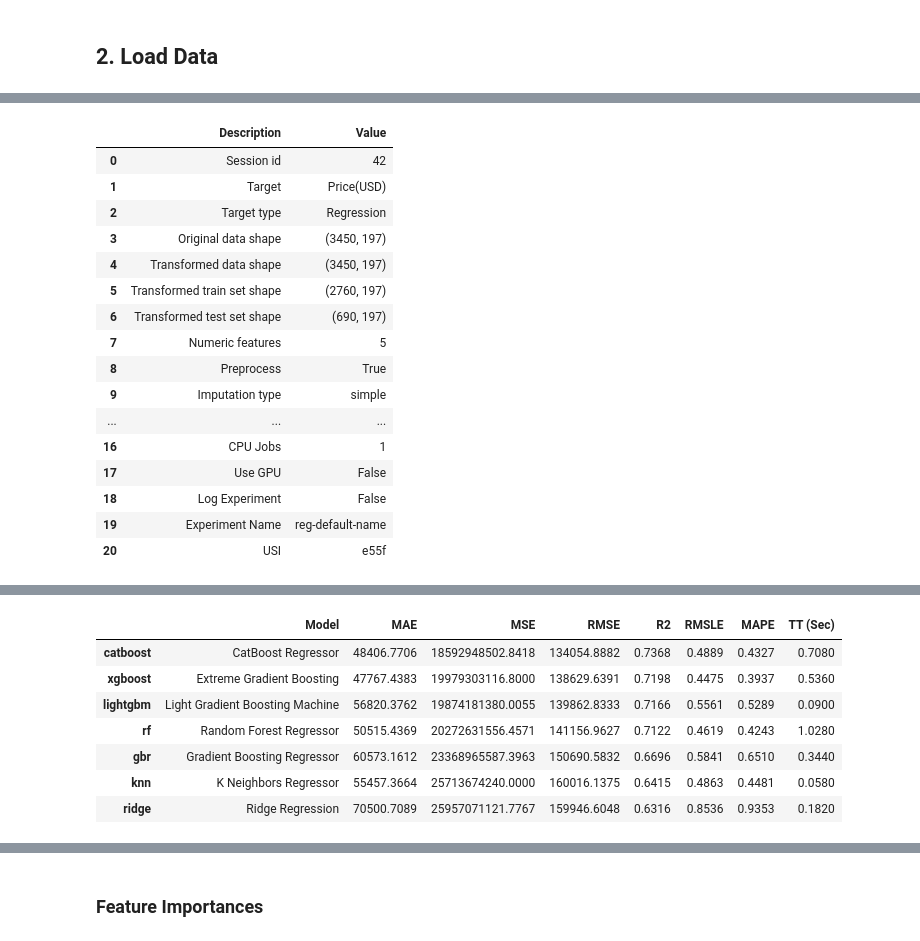
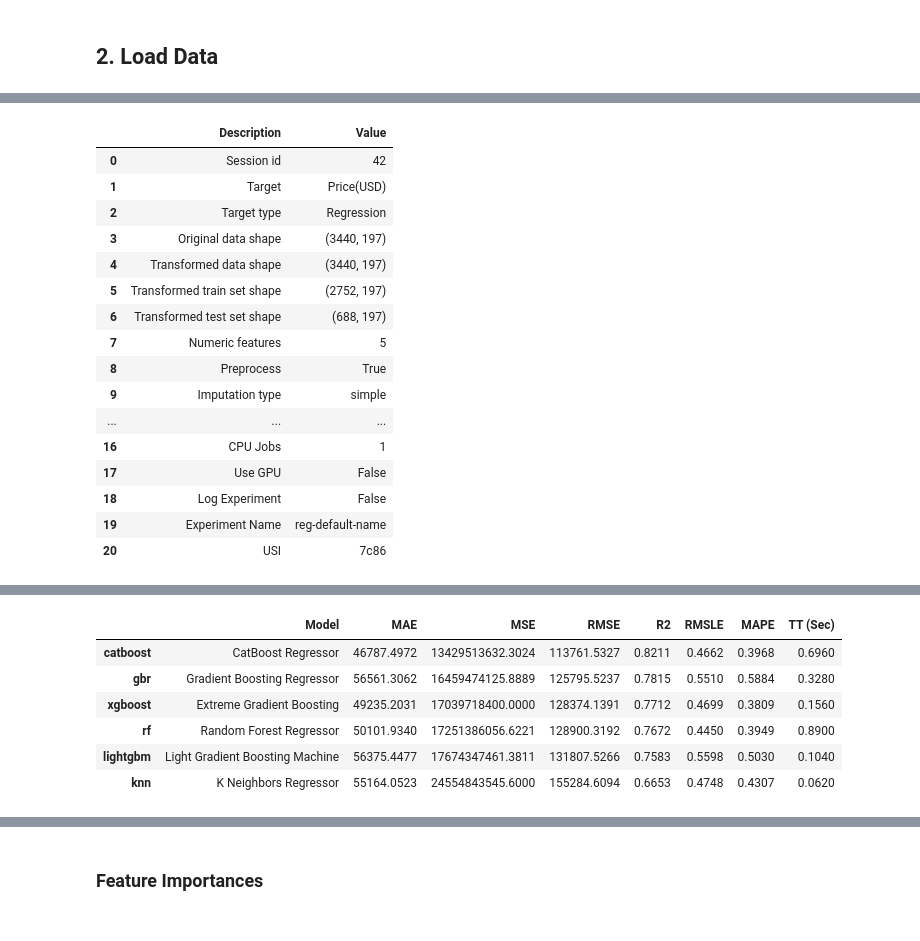
Before and after one commit to Reza-Zng/House-Price-Prediction, a Jupyter notebook: src/Model.ipynb, the cells around one changed output, grey strips where cells are left out. Drawn from its saved outputs; the diff is of its cells as text; code cells hidden in the pictures.

```diff
--- a/src/Model.ipynb
+++ b/src/Model.ipynb
@@ -62,44 +60,42 @@ exp_reg = setup(
     n_jobs=1,
 )
 
 best_model = compare_models(
     include=[
         'lightgbm',  # LightGBM
         'catboost',  # CatBoost
         'xgboost',   # XGBoost
         'rf',        # Random Forest
         'gbr',       # Gradient Boosting
-        'ridge',     # Ridge Regression
         'knn'        # K-Nearest Neighbors
     ],
     fold=5,
     sort='R2'
 )
 # %% [output]
 |  | Description | Value |
 | 0 | Session id | 42 |
 | 1 | Target | Price(USD) |
 | 2 | Target type | Regression |
-| 3 | Original data shape | (3450, 197) |
-| 4 | Transformed data shape | (3450, 197) |
-| 5 | Transformed train set shape | (2760, 197) |
-| 6 | Transformed test set shape | (690, 197) |
+| 3 | Original data shape | (3440, 197) |
+| 4 | Transformed data shape | (3440, 197) |
+| 5 | Transformed train set shape | (2752, 197) |
+| 6 | Transformed test set shape | (688, 197) |
 | 7 | Numeric features | 5 |
 | 8 | Preprocess | True |
 | 9 | Imputation type | simple |
 | ... | ... | ... |
 | 16 | CPU Jobs | 1 |
 | 17 | Use GPU | False |
 | 18 | Log Experiment | False |
 | 19 | Experiment Name | reg-default-name |
-| 20 | USI | e55f |
+| 20 | USI | 7c86 |
 [interactive output not drawn]
 |  | Model | MAE | MSE | RMSE | R2 | RMSLE | MAPE | TT (Sec) |
-| catboost | CatBoost Regressor | 48406.7706 | 18592948502.8418 | 134054.8882 | 0.7368 | 0.4889 | 0.4327 | 0.7080 |
-| xgboost | Extreme Gradient Boosting | 47767.4383 | 19979303116.8000 | 138629.6391 | 0.7198 | 0.4475 | 0.3937 | 0.5360 |
-| lightgbm | Light Gradient Boosting Machine | 56820.3762 | 19874181380.0055 | 139862.8333 | 0.7166 | 0.5561 | 0.5289 | 0.0900 |
-| rf | Random Forest Regressor | 50515.4369 | 20272631556.4571 | 141156.9627 | 0.7122 | 0.4619 | 0.4243 | 1.0280 |
-| gbr | Gradient Boosting Regressor | 60573.1612 | 23368965587.3963 | 150690.5832 | 0.6696 | 0.5841 | 0.6510 | 0.3440 |
-| knn | K Neighbors Regressor | 55457.3664 | 25713674240.0000 | 160016.1375 | 0.6415 | 0.4863 | 0.4481 | 0.0580 |
-| ridge | Ridge Regression | 70500.7089 | 25957071121.7767 | 159946.6048 | 0.6316 | 0.8536 | 0.9353 | 0.1820 |
+| catboost | CatBoost Regressor | 46787.4972 | 13429513632.3024 | 113761.5327 | 0.8211 | 0.4662 | 0.3968 | 0.6960 |
+| gbr | Gradient Boosting Regressor | 56561.3062 | 16459474125.8889 | 125795.5237 | 0.7815 | 0.5510 | 0.5884 | 0.3280 |
+| xgboost | Extreme Gradient Boosting | 49235.2031 | 17039718400.0000 | 128374.1391 | 0.7712 | 0.4699 | 0.3809 | 0.1560 |
+| rf | Random Forest Regressor | 50101.9340 | 17251386056.6221 | 128900.3192 | 0.7672 | 0.4450 | 0.3949 | 0.8900 |
+| lightgbm | Light Gradient Boosting Machine | 56375.4477 | 17674347461.3811 | 131807.5266 | 0.7583 | 0.5598 | 0.5030 | 0.1040 |
+| knn | K Neighbors Regressor | 55164.0523 | 24554843545.6000 | 155284.6094 | 0.6653 | 0.4748 | 0.4307 | 0.0620 |
 [interactive output not drawn]
```
Also changed, not shown: parts of 8 cells of this notebook, 9 other files.
